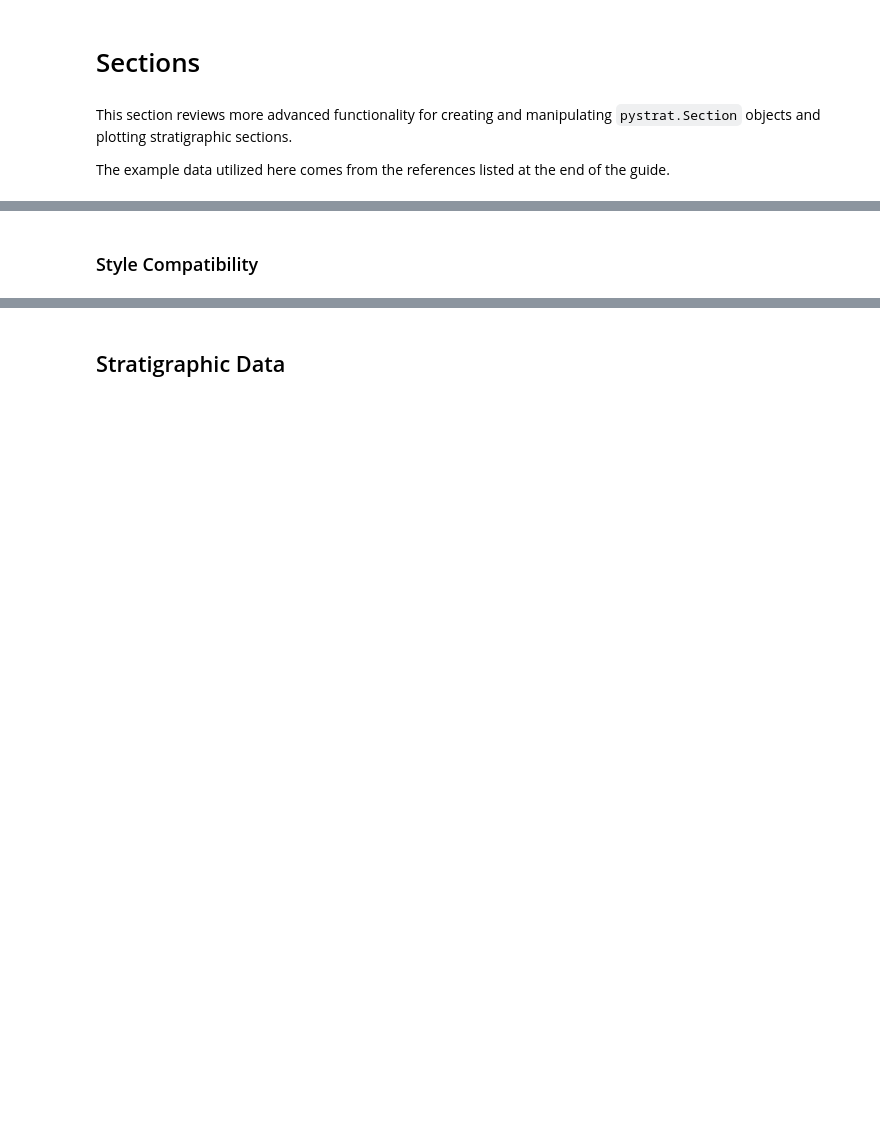
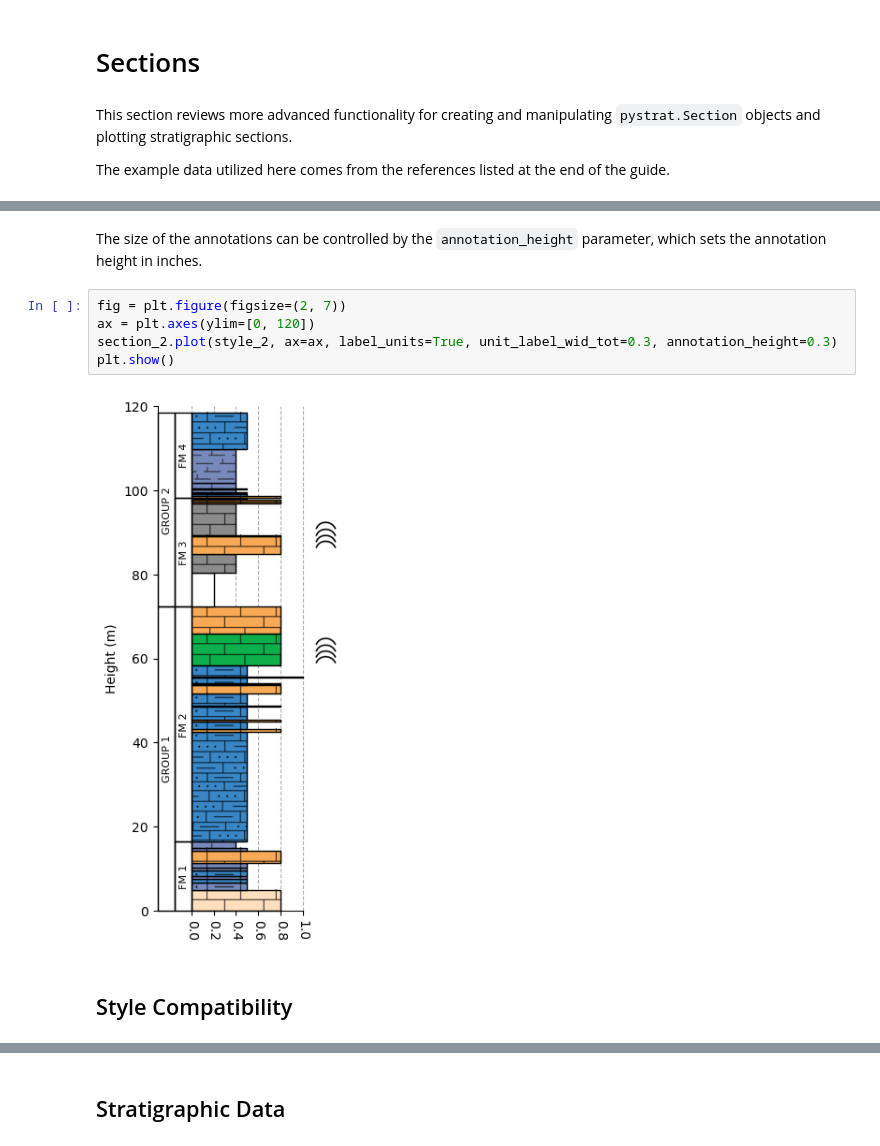
Before and after one commit to yuempark/pystrat, a Jupyter notebook: docs/sections.ipynb, the cells around one changed output, grey strips where cells are left out. Cells and saved outputs as stored; diff of their text form; blank space fills up the shorter version.

```diff
--- a/docs/sections.ipynb
+++ b/docs/sections.ipynb
@@ -21,2 +92,11 @@ section_01 = pystrat.Section(litho_df['THICKNESS'],           # unit thicknesses
+# %% [markdown]
+The size of the annotations can be controlled by the `annotation_height` parameter, which sets the annotation height in inches.
+# %%
+fig = plt.figure(figsize=(2, 7))
+ax = plt.axes(ylim=[0, 120])
+section_2.plot(style_2, ax=ax, label_units=True, unit_label_wid_tot=0.3, annotation_height=0.3)
+plt.show()
+# %% [output]
+[figure, added]
 # %% [markdown]
-### Style Compatibility
+## Style Compatibility
```
Also changed, not shown: parts of 60 cells of this notebook, 20 other files.
